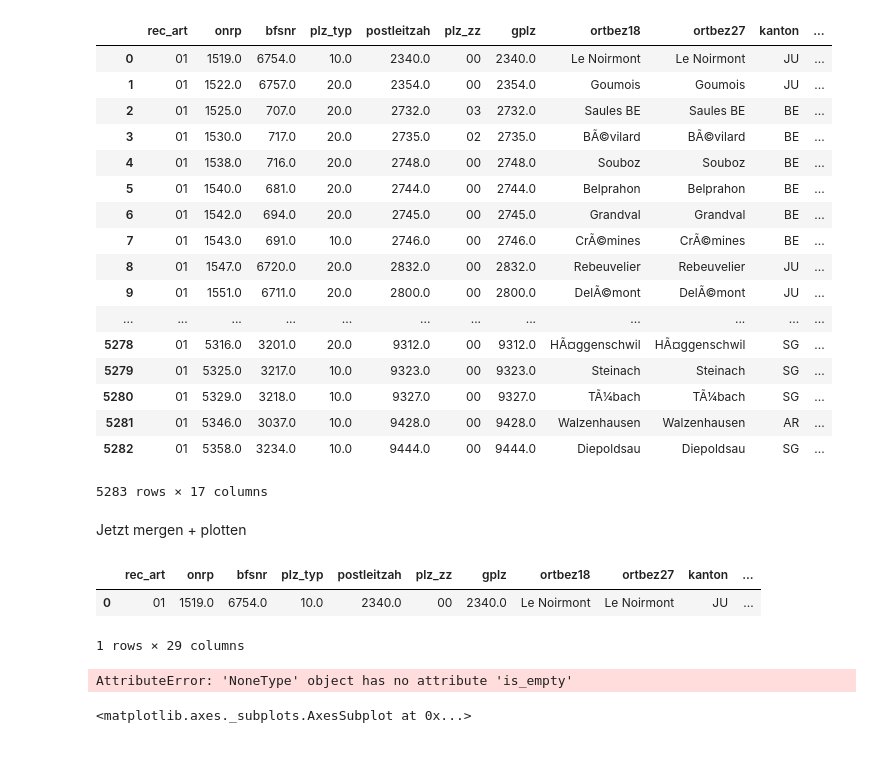
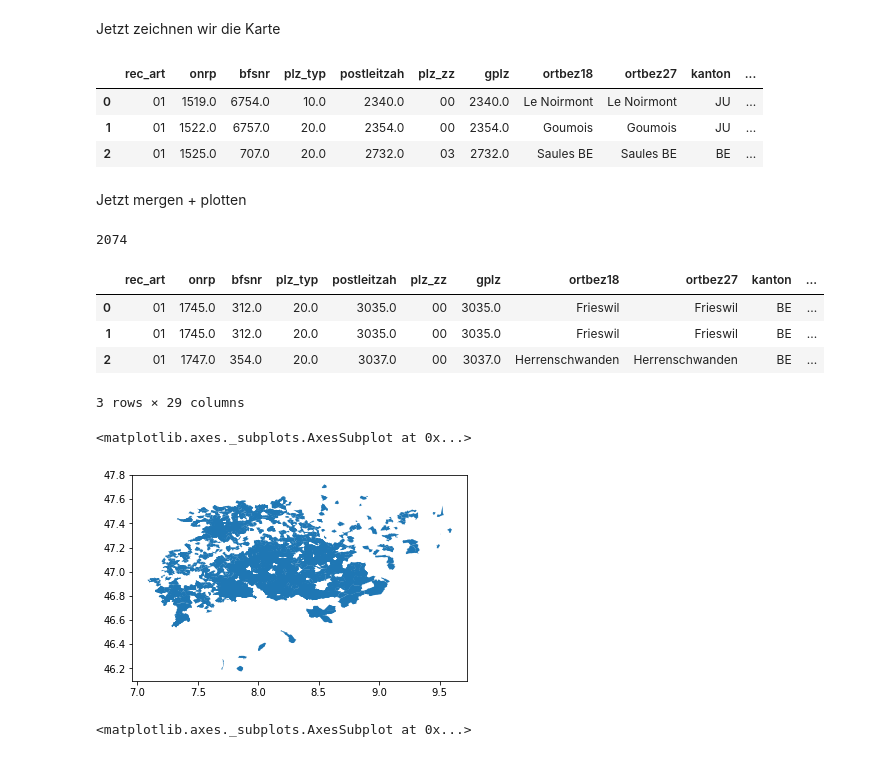
Before and after one commit to leasennch/watson, a Jupyter notebook: strassennamen/Strassennamen.ipynb, the cells around one changed output. Drawn from its saved outputs; the diff is of its cells as text; code cells hidden in the pictures.

```diff
--- a/strassennamen/Strassennamen.ipynb
+++ b/strassennamen/Strassennamen.ipynb
@@ -45,3 +41,5 @@ Name: STRBEZK, Length: 95828, dtype: int64
+# %% [markdown]
+Jetzt zeichnen wir die Karte
 # %%
 import geopandas as gpd
 from shapely.geometry import Point
@@ -49,8 +47,10 @@ import matplotlib.pyplot as plt
 import matplotlib.cm as cm
 import matplotlib.patches as mpatches
 # %%
-gdf_ch = gpd.read_file('plz_verzeichnis_v2.shp') # Schweiz Umriss laden
+#gdf_ch = gpd.read_file('plz_verzeichnis_v2.geojson') # PLZ laden
 #gdf_gemeinden = gpd.read_file('shp/g1g17.shp') # Gemeinden laden
+gdf_ch = gpd.read_file("shapePLZ/plz_verzeichnis_v2.shp")
+
 
 title_font = {
     'family': 'sans-serif',
@@ -65,26 +65,12 @@ point_names = {
     'size': 10
 }
 # %%
-gdf_ch
+gdf_ch.head(3)
 # %% [output]
 |  | rec_art | onrp | bfsnr | plz_typ | postleitzah | plz_zz | gplz | ortbez18 | ortbez27 | kanton | ... |
 | 0 | 01 | 1519.0 | 6754.0 | 10.0 | 2340.0 | 00 | 2340.0 | Le Noirmont | Le Noirmont | JU | ... |
 | 1 | 01 | 1522.0 | 6757.0 | 20.0 | 2354.0 | 00 | 2354.0 | Goumois | Goumois | JU | ... |
 | 2 | 01 | 1525.0 | 707.0 | 20.0 | 2732.0 | 03 | 2732.0 | Saules BE | Saules BE | BE | ... |
-| 3 | 01 | 1530.0 | 717.0 | 20.0 | 2735.0 | 02 | 2735.0 | BÃ©vilard | BÃ©vilard | BE | ... |
-| 4 | 01 | 1538.0 | 716.0 | 20.0 | 2748.0 | 00 | 2748.0 | Souboz | Souboz | BE | ... |
-| 5 | 01 | 1540.0 | 681.0 | 20.0 | 2744.0 | 00 | 2744.0 | Belprahon | Belprahon | BE | ... |
-| 6 | 01 | 1542.0 | 694.0 | 20.0 | 2745.0 | 00 | 2745.0 | Grandval | Grandval | BE | ... |
-| 7 | 01 | 1543.0 | 691.0 | 10.0 | 2746.0 | 00 | 2746.0 | CrÃ©mines | CrÃ©mines | BE | ... |
-| 8 | 01 | 1547.0 | 6720.0 | 20.0 | 2832.0 | 00 | 2832.0 | Rebeuvelier | Rebeuvelier | JU | ... |
-| 9 | 01 | 1551.0 | 6711.0 | 20.0 | 2800.0 | 00 | 2800.0 | DelÃ©mont | DelÃ©mont | JU | ... |
-| ... | ... | ... | ... | ... | ... | ... | ... | ... | ... | ... | ... |
-| 5278 | 01 | 5316.0 | 3201.0 | 20.0 | 9312.0 | 00 | 9312.0 | HÃ¤ggenschwil | HÃ¤ggenschwil | SG | ... |
-| 5279 | 01 | 5325.0 | 3217.0 | 10.0 | 9323.0 | 00 | 9323.0 | Steinach | Steinach | SG | ... |
-| 5280 | 01 | 5329.0 | 3218.0 | 10.0 | 9327.0 | 00 | 9327.0 | TÃ¼bach | TÃ¼bach | SG | ... |
-| 5281 | 01 | 5346.0 | 3037.0 | 10.0 | 9428.0 | 00 | 9428.0 | Walzenhausen | Walzenhausen | AR | ... |
-| 5282 | 01 | 5358.0 | 3234.0 | 10.0 | 9444.0 | 00 | 9444.0 | Diepoldsau | Diepoldsau | SG | ... |
-5283 rows × 17 columns
 # %% [markdown]
 Jetzt mergen + plotten
 # %%
@@ -92,15 +80,24 @@ df_final = pd.merge(gdf_ch, df, left_on="onrp", right_on="ONRP", how="inner")
+# %%
+len(df_final)
+# %% [output]
+2074
 # %%
-df_final.head(1)
+df_final.head(3)
 # %% [output]
 |  | rec_art | onrp | bfsnr | plz_typ | postleitzah | plz_zz | gplz | ortbez18 | ortbez27 | kanton | ... |
-| 0 | 01 | 1519.0 | 6754.0 | 10.0 | 2340.0 | 00 | 2340.0 | Le Noirmont | Le Noirmont | JU | ... |
+| 0 | 01 | 1745.0 | 312.0 | 20.0 | 3035.0 | 00 | 3035.0 | Frieswil | Frieswil | BE | ... |
+| 1 | 01 | 1745.0 | 312.0 | 20.0 | 3035.0 | 00 | 3035.0 | Frieswil | Frieswil | BE | ... |
+| 2 | 01 | 1747.0 | 354.0 | 20.0 | 3037.0 | 00 | 3037.0 | Herrenschwanden | Herrenschwanden | BE | ... |
-1 rows × 29 columns
+3 rows × 29 columns
+# %%
+df_final.plot()
+# %% [output]
+<matplotlib.axes._subplots.AxesSubplot at 0x...>
+[figure, added]
 # %%
 #gdf_ch.crs
-gdf_ch.crs = {'init': 'epsg:4326'}
-gdf_ch.to_crs(epsg=21781)
+#gdf_ch.crs = {'init': 'epsg:4326'}
+#gdf_ch.to_crs(epsg=21781)
 #4326 ist die nr. des geo-koordinatensystems und 21781 die des schweizer
 #man muss das gdf zuerst initialisieren und dann umrechnen
-# %% [output]
-AttributeError: 'NoneType' object has no attribute 'is_empty'
 # %%
```
Also changed, not shown: parts of 15 cells of this notebook, 4 other files.
